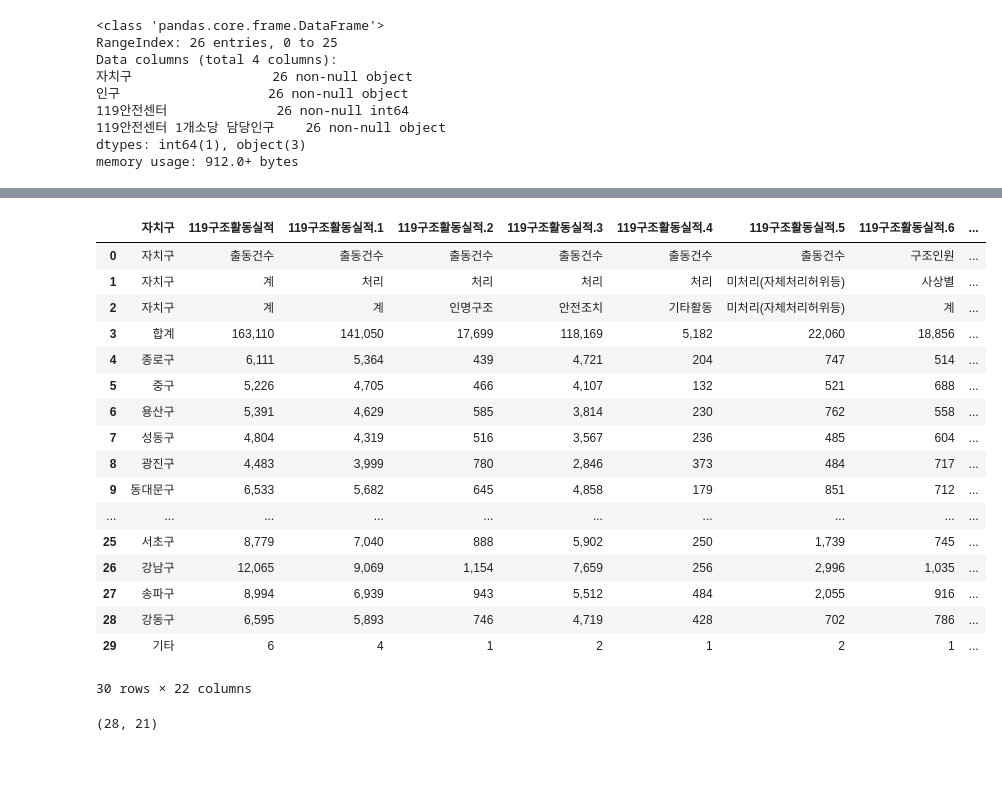
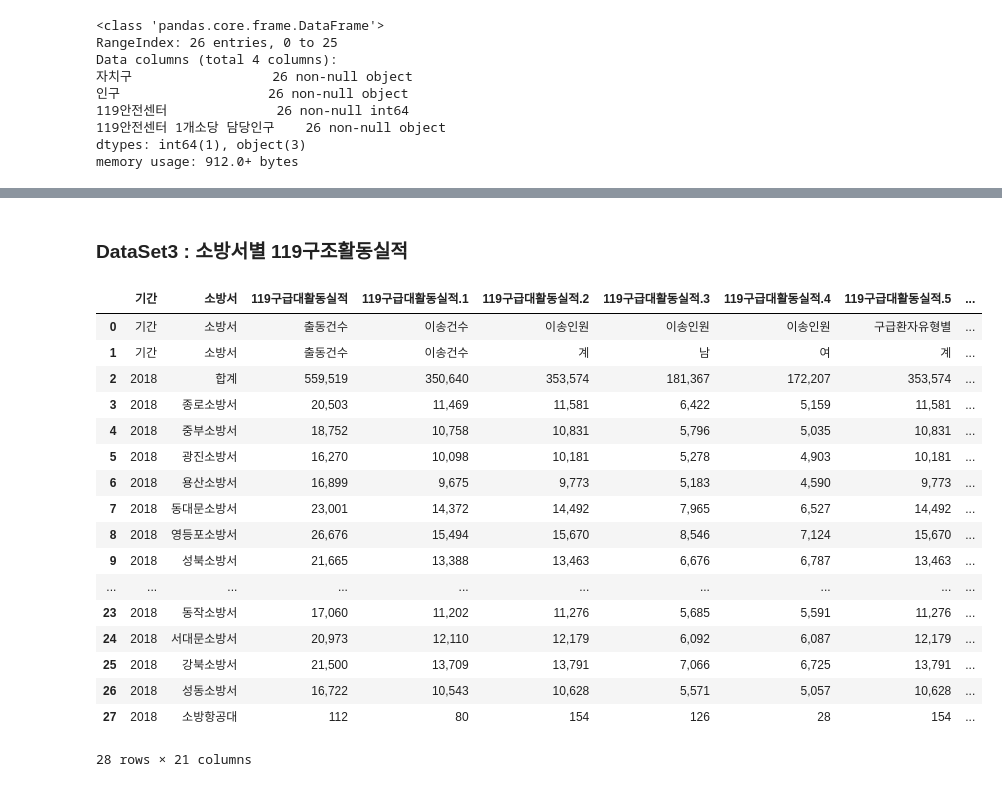
Before and after one commit to HyunJung27/DSC_119, a Jupyter notebook: 119 안전센터의 확장.ipynb, the cells around one changed output, grey strips where cells are left out. Drawn from its saved outputs; the diff is of its cells as text; code cells hidden in the pictures.

```diff
--- a/119 안전센터의 확장.ipynb
+++ b/119 안전센터의 확장.ipynb
@@ -91,30 +162,24 @@ plt.show()
+# %% [markdown]
+### DataSet3 : 소방서별 119구조활동실적
 # %%
-# %pwd
-
-rescue_gu_list = pd.read_csv('rescue_gu.csv', sep='\t')
-rescue_gu_list.drop('기간', axis=1)
+rescue_station_list = pd.read_csv('rescue_station.csv', sep='\t')
+rescue_station_list
 # %% [output]
-|  | 자치구 | 119구조활동실적 | 119구조활동실적.1 | 119구조활동실적.2 | 119구조활동실적.3 | 119구조활동실적.4 | 119구조활동실적.5 | 119구조활동실적.6 | ... |
-| 0 | 자치구 | 출동건수 | 출동건수 | 출동건수 | 출동건수 | 출동건수 | 출동건수 | 구조인원 | ... |
-| 1 | 자치구 | 계 | 처리 | 처리 | 처리 | 처리 | 미처리(자체처리허위등) | 사상별 | ... |
-| 2 | 자치구 | 계 | 계 | 인명구조 | 안전조치 | 기타활동 | 미처리(자체처리허위등) | 계 | ... |
-| 3 | 합계 | 163,110 | 141,050 | 17,699 | 118,169 | 5,182 | 22,060 | 18,856 | ... |
-| 4 | 종로구 | 6,111 | 5,364 | 439 | 4,721 | 204 | 747 | 514 | ... |
-| 5 | 중구 | 5,226 | 4,705 | 466 | 4,107 | 132 | 521 | 688 | ... |
-| 6 | 용산구 | 5,391 | 4,629 | 585 | 3,814 | 230 | 762 | 558 | ... |
-| 7 | 성동구 | 4,804 | 4,319 | 516 | 3,567 | 236 | 485 | 604 | ... |
-| 8 | 광진구 | 4,483 | 3,999 | 780 | 2,846 | 373 | 484 | 717 | ... |
-| 9 | 동대문구 | 6,533 | 5,682 | 645 | 4,858 | 179 | 851 | 712 | ... |
+|  | 기간 | 소방서 | 119구급대활동실적 | 119구급대활동실적.1 | 119구급대활동실적.2 | 119구급대활동실적.3 | 119구급대활동실적.4 | 119구급대활동실적.5 | ... |
+| 0 | 기간 | 소방서 | 출동건수 | 이송건수 | 이송인원 | 이송인원 | 이송인원 | 구급환자유형별 | ... |
+| 1 | 기간 | 소방서 | 출동건수 | 이송건수 | 계 | 남 | 여 | 계 | ... |
+| 2 | 2018 | 합계 | 559,519 | 350,640 | 353,574 | 181,367 | 172,207 | 353,574 | ... |
+| 3 | 2018 | 종로소방서 | 20,503 | 11,469 | 11,581 | 6,422 | 5,159 | 11,581 | ... |
+| 4 | 2018 | 중부소방서 | 18,752 | 10,758 | 10,831 | 5,796 | 5,035 | 10,831 | ... |
+| 5 | 2018 | 광진소방서 | 16,270 | 10,098 | 10,181 | 5,278 | 4,903 | 10,181 | ... |
+| 6 | 2018 | 용산소방서 | 16,899 | 9,675 | 9,773 | 5,183 | 4,590 | 9,773 | ... |
+| 7 | 2018 | 동대문소방서 | 23,001 | 14,372 | 14,492 | 7,965 | 6,527 | 14,492 | ... |
+| 8 | 2018 | 영등포소방서 | 26,676 | 15,494 | 15,670 | 8,546 | 7,124 | 15,670 | ... |
+| 9 | 2018 | 성북소방서 | 21,665 | 13,388 | 13,463 | 6,676 | 6,787 | 13,463 | ... |
 | ... | ... | ... | ... | ... | ... | ... | ... | ... | ... |
-| 25 | 서초구 | 8,779 | 7,040 | 888 | 5,902 | 250 | 1,739 | 745 | ... |
-| 26 | 강남구 | 12,065 | 9,069 | 1,154 | 7,659 | 256 | 2,996 | 1,035 | ... |
-| 27 | 송파구 | 8,994 | 6,939 | 943 | 5,512 | 484 | 2,055 | 916 | ... |
-| 28 | 강동구 | 6,595 | 5,893 | 746 | 4,719 | 428 | 702 | 786 | ... |
-| 29 | 기타 | 6 | 4 | 1 | 2 | 1 | 2 | 1 | ... |
+| 23 | 2018 | 동작소방서 | 17,060 | 11,202 | 11,276 | 5,685 | 5,591 | 11,276 | ... |
+| 24 | 2018 | 서대문소방서 | 20,973 | 12,110 | 12,179 | 6,092 | 6,087 | 12,179 | ... |
+| 25 | 2018 | 강북소방서 | 21,500 | 13,709 | 13,791 | 7,066 | 6,725 | 13,791 | ... |
+| 26 | 2018 | 성동소방서 | 16,722 | 10,543 | 10,628 | 5,571 | 5,057 | 10,628 | ... |
+| 27 | 2018 | 소방항공대 | 112 | 80 | 154 | 126 | 28 | 154 | ... |
-30 rows × 22 columns
+28 rows × 21 columns
-# %%
-rescue_station_list = pd.read_csv('rescue_station.csv', sep='\t')
-rescue_station_list.drop('기간', axis=1)
-rescue_station_list.shape
-# %% [output]
-(28, 21)
```
Also changed, not shown: parts of 13 cells of this notebook, 1 other file.
